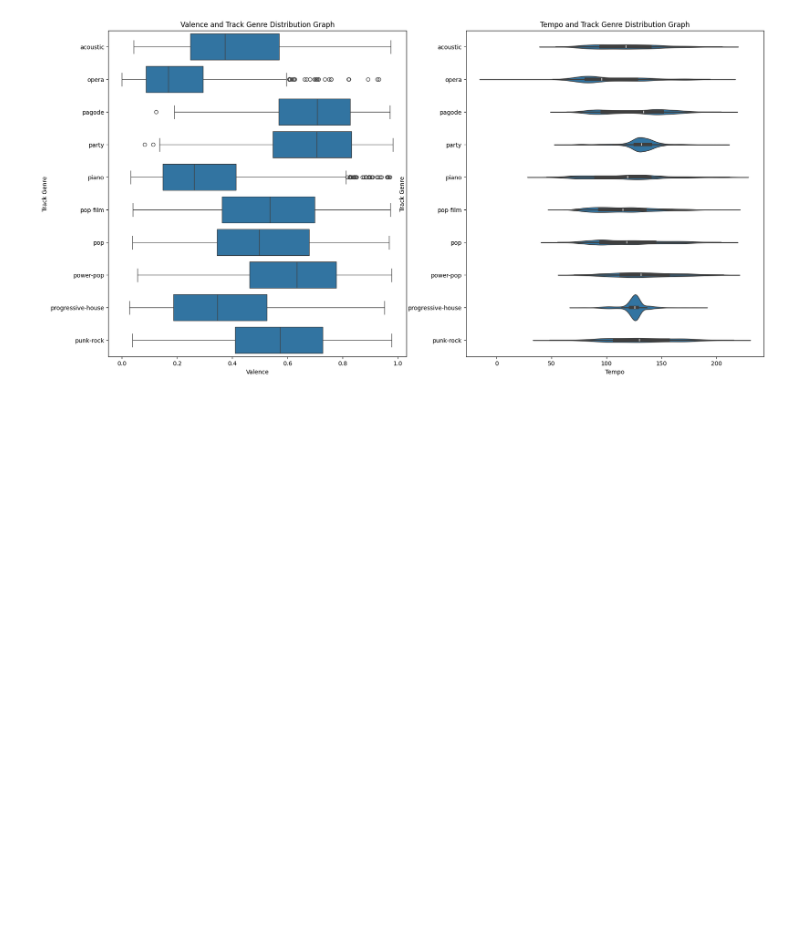
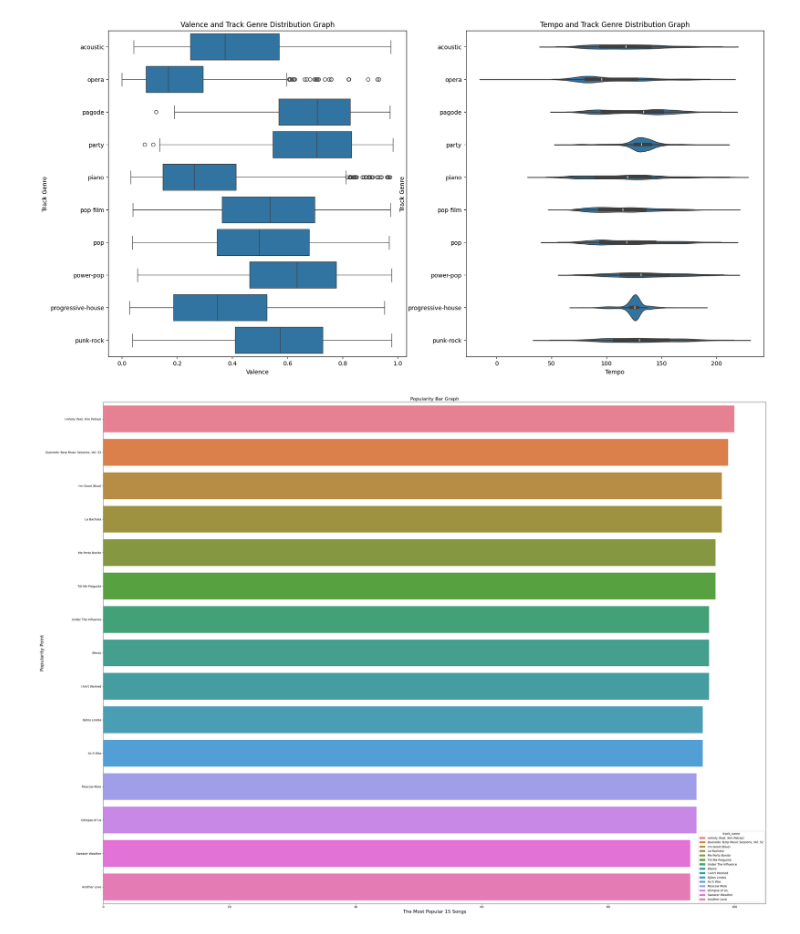
Before and after one commit to byt23/EDA-FeatureEngineering-Resampling_Encoding, a Jupyter notebook: Spotify 🎵 Tracks /spotify_tracks.ipynb, the cells around one changed output. Cells and saved outputs as stored; diff of their text form; code cells hidden in the pictures; blank space fills up the shorter version.

Commit message:
- I finished ' spotify_track.ipynb '

```diff
--- a/Spotify 🎵 Tracks /spotify_tracks.ipynb
+++ b/Spotify 🎵 Tracks /spotify_tracks.ipynb
@@ -141,3 +142,17 @@ plt.title("Tempo and Track Genre Distribution Graph")
 plt.show()
 # %% [output]
 [figure]
+# %%
+df_clean = df.drop_duplicates(subset=('track_name','artists'))
+
+top_15_songs = df_clean.nlargest(15, 'popularity')
+
+plt.figure(figsize=(35,25))
+sns.barplot(x="popularity", y="track_name", data=top_15_songs, palette="husl", hue="track_name", legend=True)
+plt.title("Popularity Bar Graph", fontsize = 16)
+plt.xlabel("The Most Popular 15 Songs" , fontsize = 16)
+plt.ylabel("Popularity Point", fontsize = 16)
+plt.tight_layout()
+plt.show()
+# %% [output]
+[figure, added]
```
Also changed, not shown: parts of 4 cells of this notebook, 1 other file.
